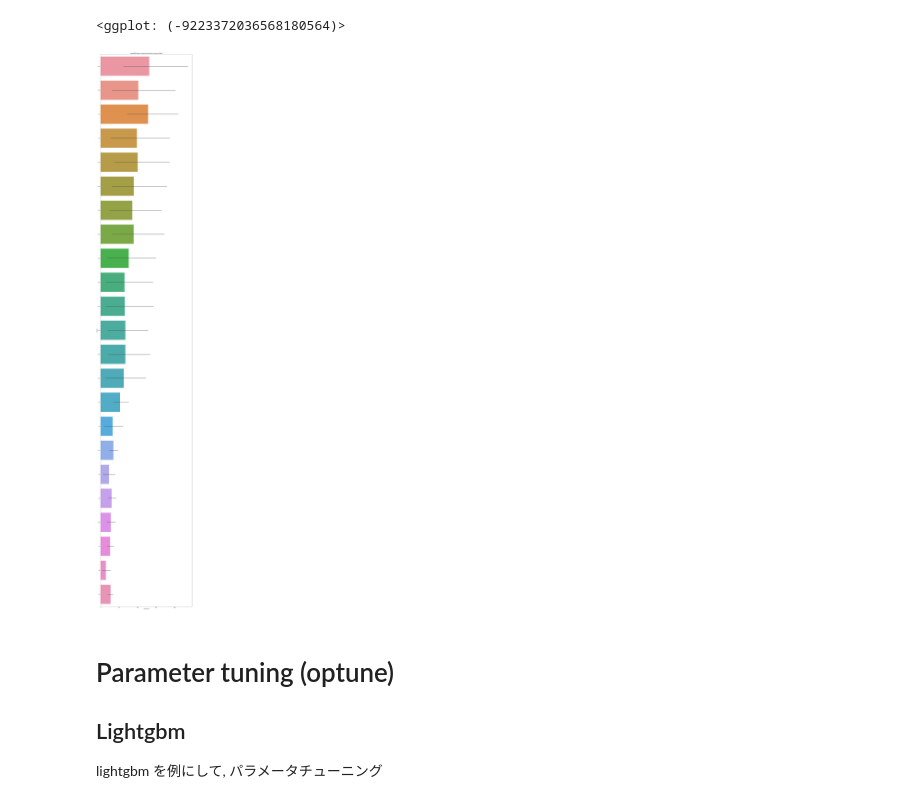
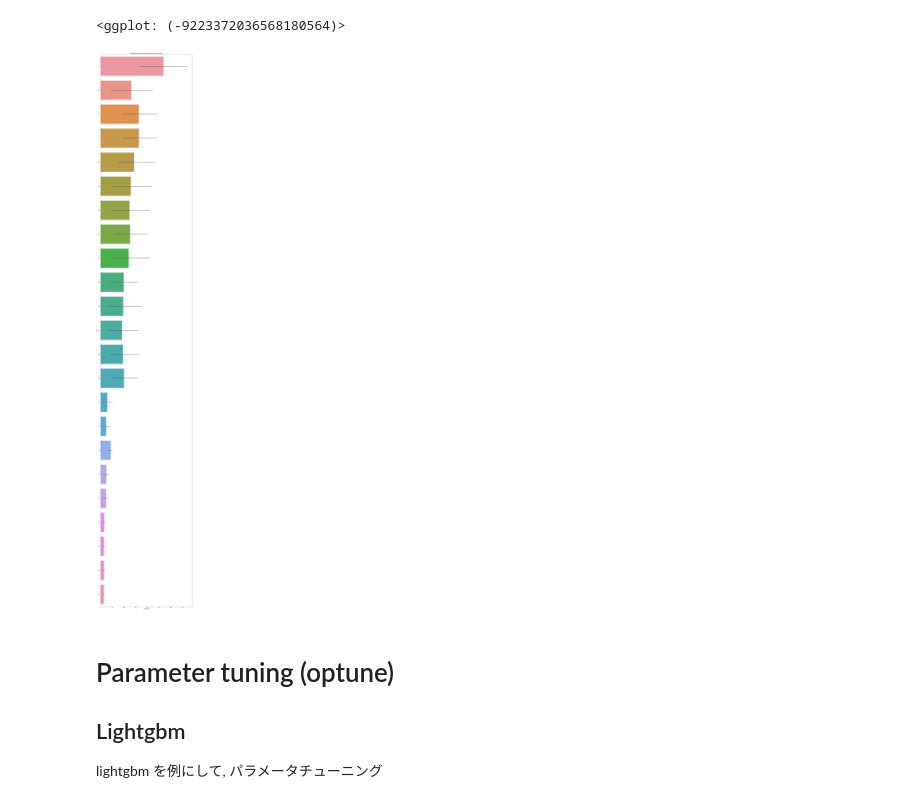
Before and after one commit to takuto0831/Credit_Card_Prob_Space, a Jupyter notebook: jn/exploratory_data_analysis.ipynb, the cells around one changed output. Cells and saved outputs as stored; diff of their text form; code cells hidden in the pictures.

```diff
--- a/jn/exploratory_data_analysis.ipynb
+++ b/jn/exploratory_data_analysis.ipynb
@@ -283,7 +283,7 @@ XGBClassifier
 # %%
 # validation lightgbm classifier
 param = Process.open_parameter(file_name = 'lgb_classifer_param')
-lgb_ans, df = LightGBM.validation(train,features,category_features,param)
+lgb_ans, importances = LightGBM.validation(train,features,category_features,param)
 print(lgb_ans)
 # %% [output]
 fold n°1
@@ -347,9 +333,9 @@ print(g_normal)
 <ggplot: (-9223372036568180564)>
 # %%
 # create lightgbm importance display
-Process.display_importances(feature_importance, title="LightGBM feature importance")
+LightGBM.display_importances(importances, title="LightGBM feature importance")
 # %% [output]
-[figure, old version]
+[figure, new version]
 # %% [markdown]
 # Parameter tuning (optune)
 
```
Also changed, not shown: parts of 5 cells of this notebook, 1 other file.
